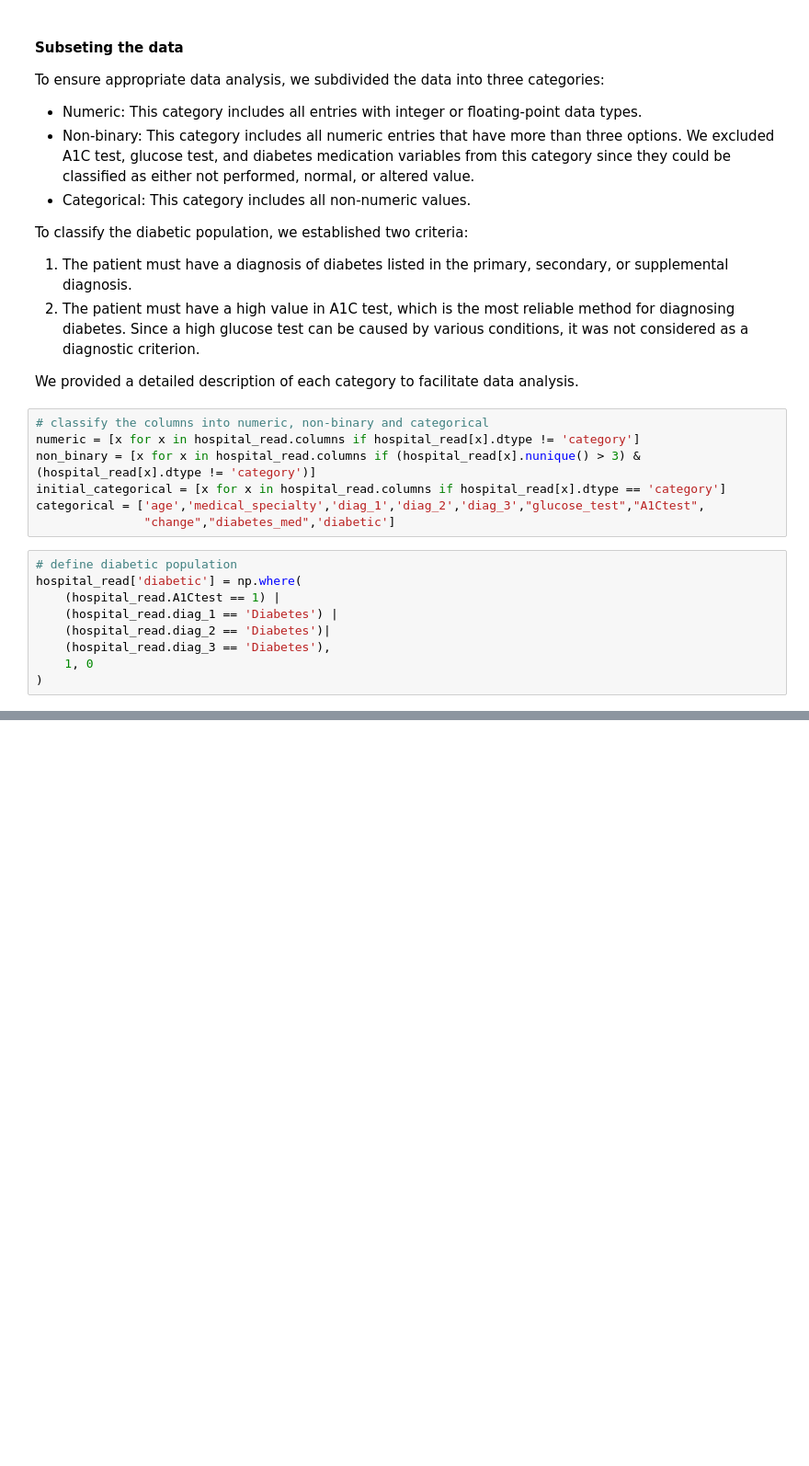
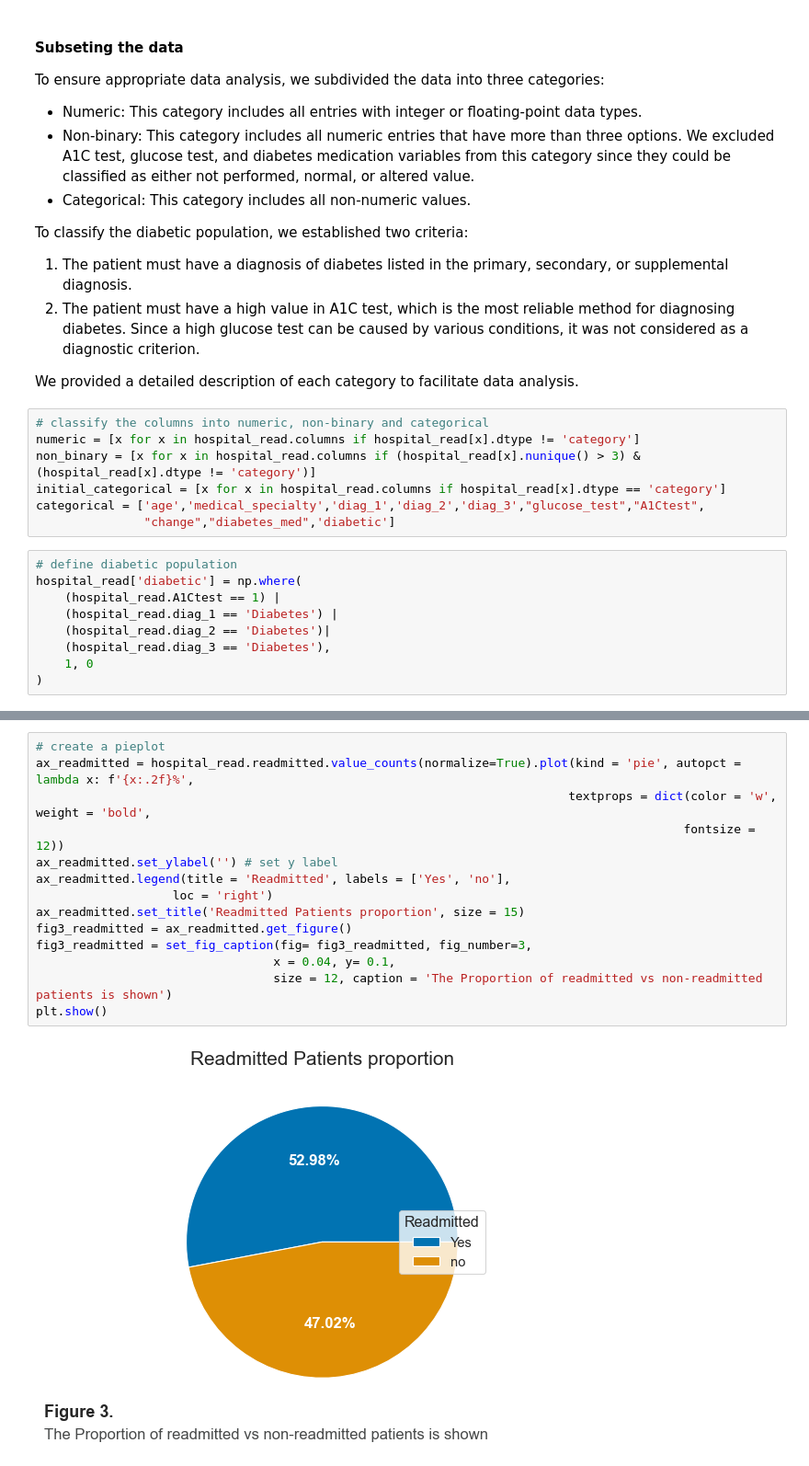
Before and after one commit to SirTee12/Reducing-Hospital-Readmission, a Jupyter notebook: Reducing-Hospital-Readmissions.ipynb, the cells around one changed output, grey strips where cells are left out. Shown at 92% size. Cells and saved outputs as stored; diff of their text form; blank space fills up the shorter version.

Commit message:
pie plot for proportion of admission vs readmission

```diff
--- a/Reducing-Hospital-Readmissions.ipynb
+++ b/Reducing-Hospital-Readmissions.ipynb
@@ -371,0 +374,16 @@ plt.show()
+# %%
+# create a pieplot
+ax_readmitted = hospital_read.readmitted.value_counts(normalize=True).plot(kind = 'pie', autopct = lambda x: f'{x:.2f}%',
+                                                                          textprops = dict(color = 'w', weight = 'bold',
+                                                                                          fontsize = 12))
+ax_readmitted.set_ylabel('') # set y label
+ax_readmitted.legend(title = 'Readmitted', labels = ['Yes', 'no'],
+                   loc = 'right')
+ax_readmitted.set_title('Readmitted Patients proportion', size = 15)
+fig3_readmitted = ax_readmitted.get_figure()
+fig3_readmitted = set_fig_caption(fig= fig3_readmitted, fig_number=3,
+                                 x = 0.04, y= 0.1,
+                                 size = 12, caption = 'The Proportion of readmitted vs non-readmitted patients is shown')
+plt.show()
+# %% [output]
+[figure, added]
```
Also changed, not shown: parts of 14 cells of this notebook.
